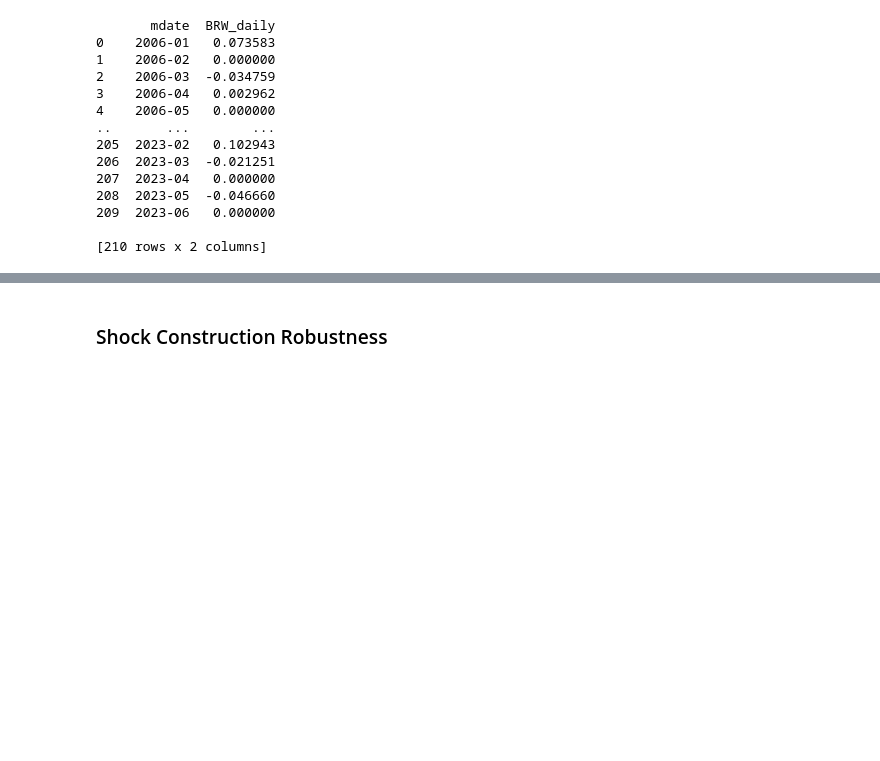
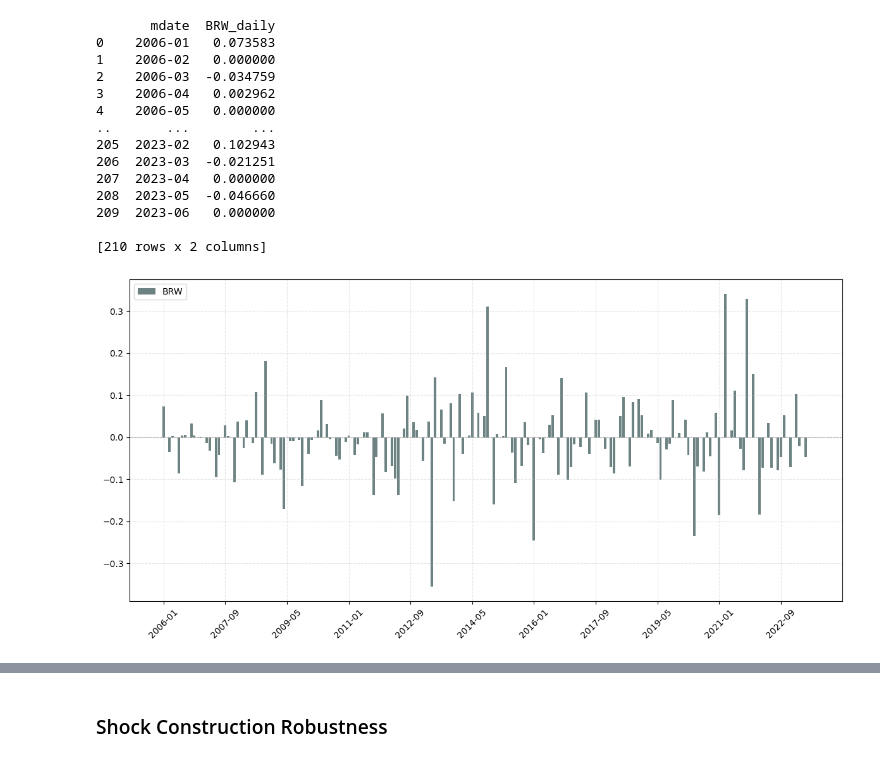
Before and after one commit to araujogab/Monetary-Shocks, a Jupyter notebook: Brasil/BRW/BRW_BR.ipynb, the cells around one changed output, grey strips where cells are left out. Saved outputs shown, nothing was run; the diff lists cells and outputs as text; code cells hidden in the pictures; blank space fills up the shorter version.

```diff
--- a/Brasil/BRW/BRW_BR.ipynb
+++ b/Brasil/BRW/BRW_BR.ipynb
@@ -355,4 +354,43 @@ print(data_monthly)
 209  2023-06   0.000000
 
 [210 rows x 2 columns]
+# %%
+# Seus dados
+mdate_values = data_monthly["mdate"]
+new_shock_values = data_monthly["BRW_daily"]
+
+# Configuração do estilo do gráfico
+plt.figure(figsize=(12, 6))
+plt.bar(mdate_values, new_shock_values, color='DarkSlateGray', alpha=0.7, label='BRW')
+
+# Comentando as linhas relacionadas ao gráfico de linha
+# plt.plot(mdate_values, new_shock_values, color='DarkSlateGray', linewidth=2, label='BRW')
+# plt.title("BRW Shock - Brazil")
+# plt.xlabel("Data")
+# plt.ylabel("Valor do Choque")
+
+plt.grid(True, linestyle='--', alpha=0.3)
+plt.legend(loc='upper left')
+
+
+
+# Personalização do eixo x
+ax = plt.gca()
+ax.xaxis.set_major_locator(MaxNLocator(nbins=12))
+plt.xticks(rotation=45)
+
+# Adicionando grade horizontal
+plt.axhline(0, color='gray', linestyle='--', linewidth=0.5)
+
+# Ajustando margens e espaçamento
+plt.tight_layout()
+
+# Exportar o gráfico como um arquivo PNG
+plt.savefig('brw_shock_bar_graph.png', dpi=300, bbox_inches='tight')
+
+
+# Exibindo o gráfico
+plt.show()
+# %% [output]
+[figure, added]
 # %%
```
Also changed, not shown: parts of 5 cells of this notebook.
